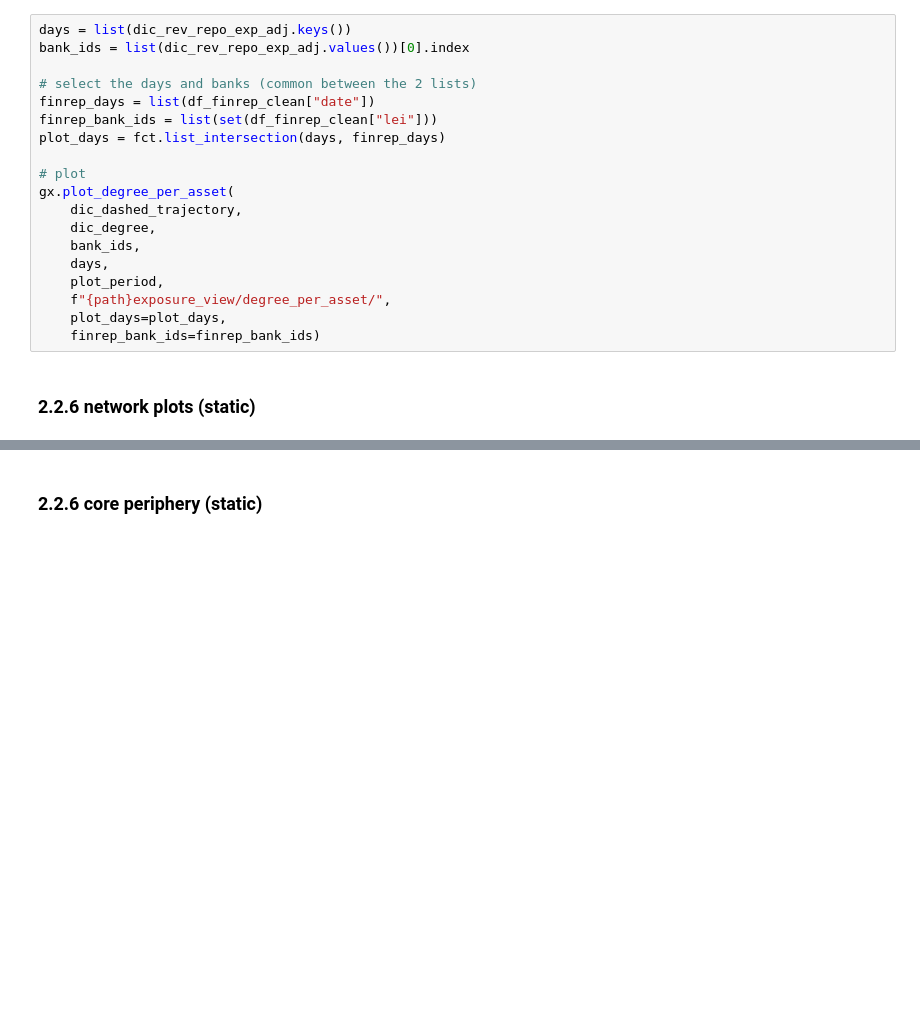
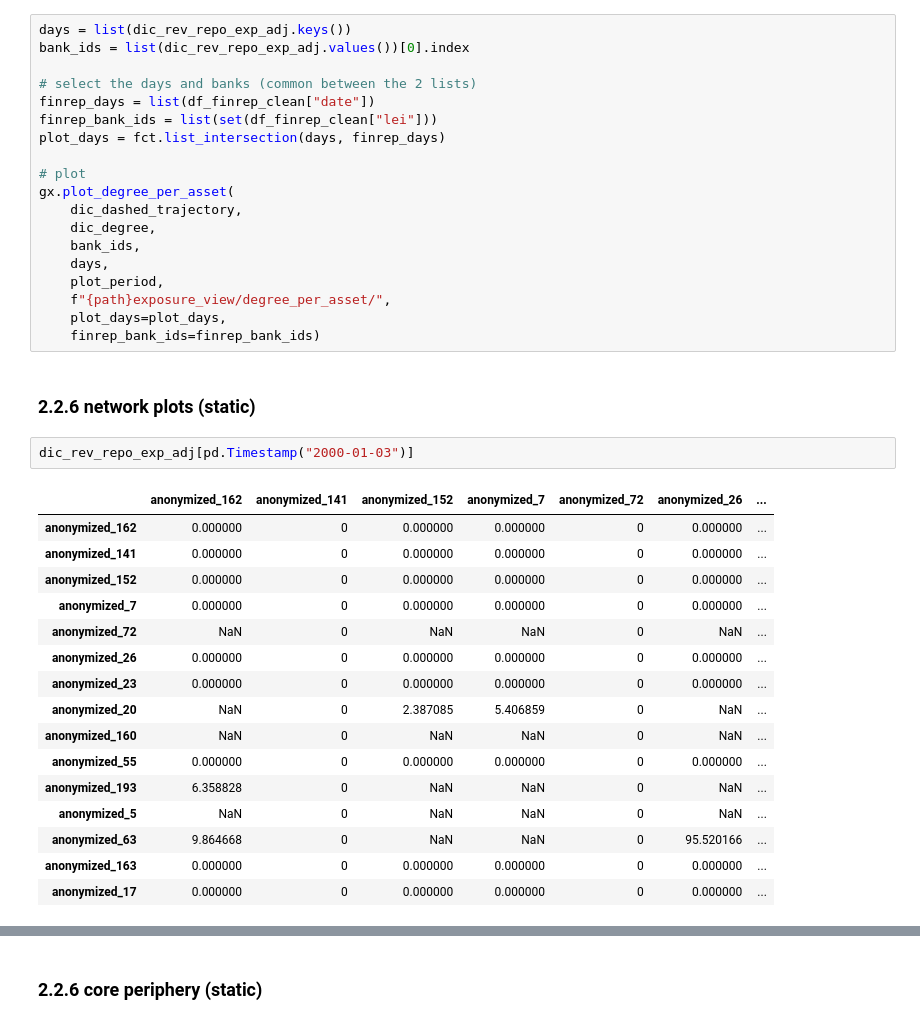
Before and after one commit to Victor-Le-Coz/secured_interbank_network_public, a Jupyter notebook: emp_analysis.ipynb, the cells around one changed output, grey strips where cells are left out. Cells and saved outputs as stored; diff of their text form; blank space fills up the shorter version.

```diff
--- a/emp_analysis.ipynb
+++ b/emp_analysis.ipynb
@@ -290,6 +308,25 @@ gx.plot_degree_per_asset(
     finrep_bank_ids=finrep_bank_ids)
 # %% [markdown]
 ### 2.2.6 network plots (static)
+# %%
+dic_rev_repo_exp_adj[pd.Timestamp("2000-01-03")]
+# %% [output]
+|  | anonymized_162 | anonymized_141 | anonymized_152 | anonymized_7 | anonymized_72 | anonymized_26 | ... |
+| anonymized_162 | 0.000000 | 0 | 0.000000 | 0.000000 | 0 | 0.000000 | ... |
+| anonymized_141 | 0.000000 | 0 | 0.000000 | 0.000000 | 0 | 0.000000 | ... |
+| anonymized_152 | 0.000000 | 0 | 0.000000 | 0.000000 | 0 | 0.000000 | ... |
+| anonymized_7 | 0.000000 | 0 | 0.000000 | 0.000000 | 0 | 0.000000 | ... |
+| anonymized_72 | NaN | 0 | NaN | NaN | 0 | NaN | ... |
+| anonymized_26 | 0.000000 | 0 | 0.000000 | 0.000000 | 0 | 0.000000 | ... |
+| anonymized_23 | 0.000000 | 0 | 0.000000 | 0.000000 | 0 | 0.000000 | ... |
+| anonymized_20 | NaN | 0 | 2.387085 | 5.406859 | 0 | NaN | ... |
+| anonymized_160 | NaN | 0 | NaN | NaN | 0 | NaN | ... |
+| anonymized_55 | 0.000000 | 0 | 0.000000 | 0.000000 | 0 | 0.000000 | ... |
+| anonymized_193 | 6.358828 | 0 | NaN | NaN | 0 | NaN | ... |
+| anonymized_5 | NaN | 0 | NaN | NaN | 0 | NaN | ... |
+| anonymized_63 | 9.864668 | 0 | NaN | NaN | 0 | 95.520166 | ... |
+| anonymized_163 | 0.000000 | 0 | 0.000000 | 0.000000 | 0 | 0.000000 | ... |
+| anonymized_17 | 0.000000 | 0 | 0.000000 | 0.000000 | 0 | 0.000000 | ... |
 # %%
 days = list(dic_rev_repo_exp_adj.keys())
 bank_ids = list(list(dic_rev_repo_exp_adj.values())[0].index)
```
Also changed, not shown: parts of 3 cells of this notebook, 1 other file.
